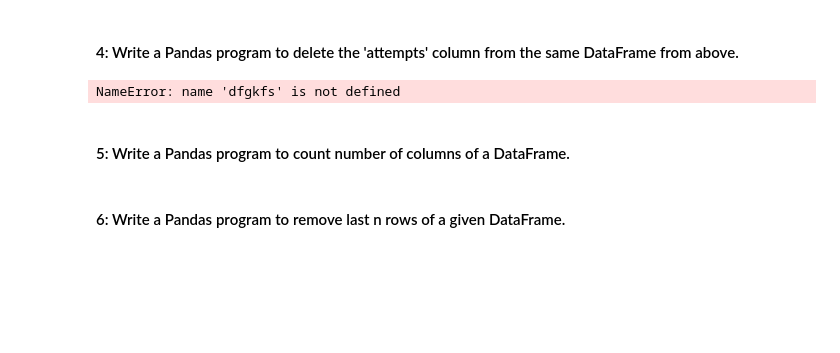
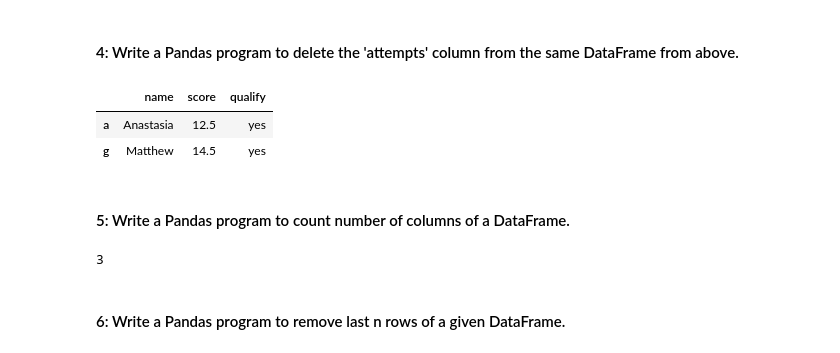
Before and after one commit to vviscor/data_visualization_python, a Jupyter notebook: 1_Notebook_Introduction_to_Python_Pandas_and_Matplotlib.ipynb, the cells around one changed output. Saved outputs shown, nothing was run; the diff lists cells and outputs as text; code cells hidden in the pictures; blank space fills up the shorter version.

```diff
--- a/1_Notebook_Introduction_to_Python_Pandas_and_Matplotlib.ipynb
+++ b/1_Notebook_Introduction_to_Python_Pandas_and_Matplotlib.ipynb
@@ -418,4 +460,5 @@ exam_data = {'name': ['Anastasia', 'Dima', 'Katherine', 'James', 'Emily', 'Micha
 'qualify': ['yes', 'no', 'yes', 'no', 'no', 'yes', 'yes', 'no', 'no', 'yes']}
 
 labels = ['a', 'b', 'c', 'd', 'e', 'f', 'g', 'h', 'i', 'j']
-DataFrame(exam_data, index=labels)
+df = DataFrame(exam_data, index=labels)
+df2 = df.loc[(df['score'] >= 15) & (df['score'] <= 20)]
@@ -434,11 +465,18 @@ DataFrame(exam_data, index=labels)
 # %% [markdown]
 #### 4: Write a Pandas program to delete the 'attempts' column from the same DataFrame from above.
-# %%
-dfgkfs
-# %% [output]
-NameError: name 'dfgkfs' is not defined
+# %%
+df3 = df2.drop(columns=['attempts'])
+df3
+# %% [output]
+|  | name | score | qualify |
+| a | Anastasia | 12.5 | yes |
+| g | Matthew | 14.5 | yes |
 # %% [markdown]
 #### 5: Write a Pandas program to count number of columns of a DataFrame.
+# %%
+len(df3.columns)
+# %% [output]
+3
 # %% [markdown]
 #### 6: Write a Pandas program to remove last n rows of a given DataFrame.
 # %% [markdown]
```
Also changed, not shown: parts of 16 cells of this notebook, 1 other file.
